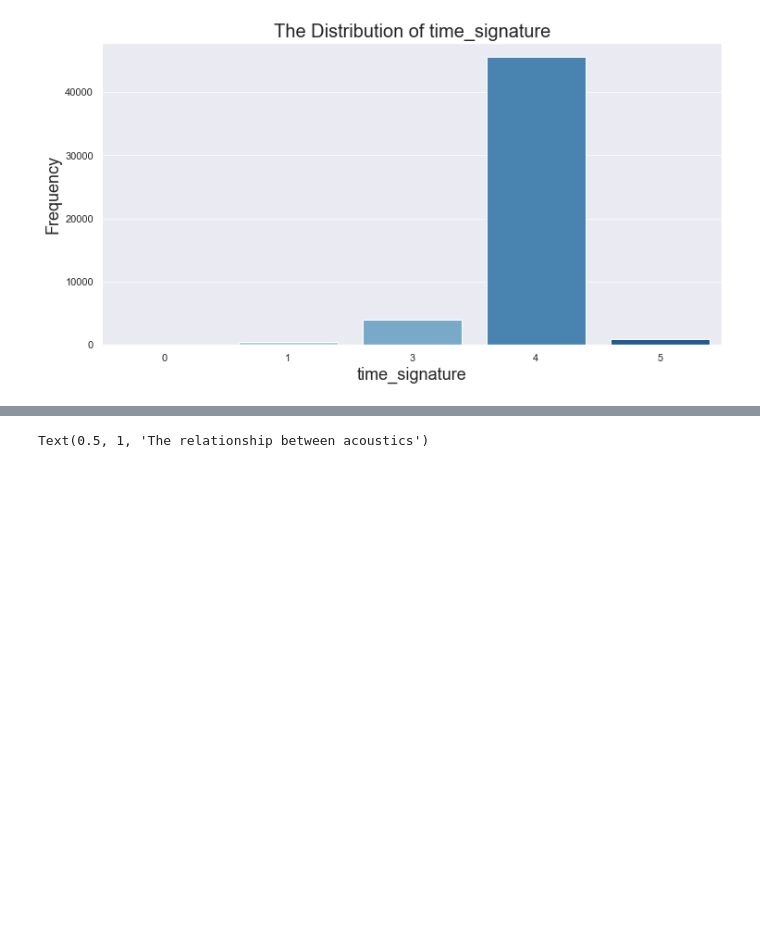
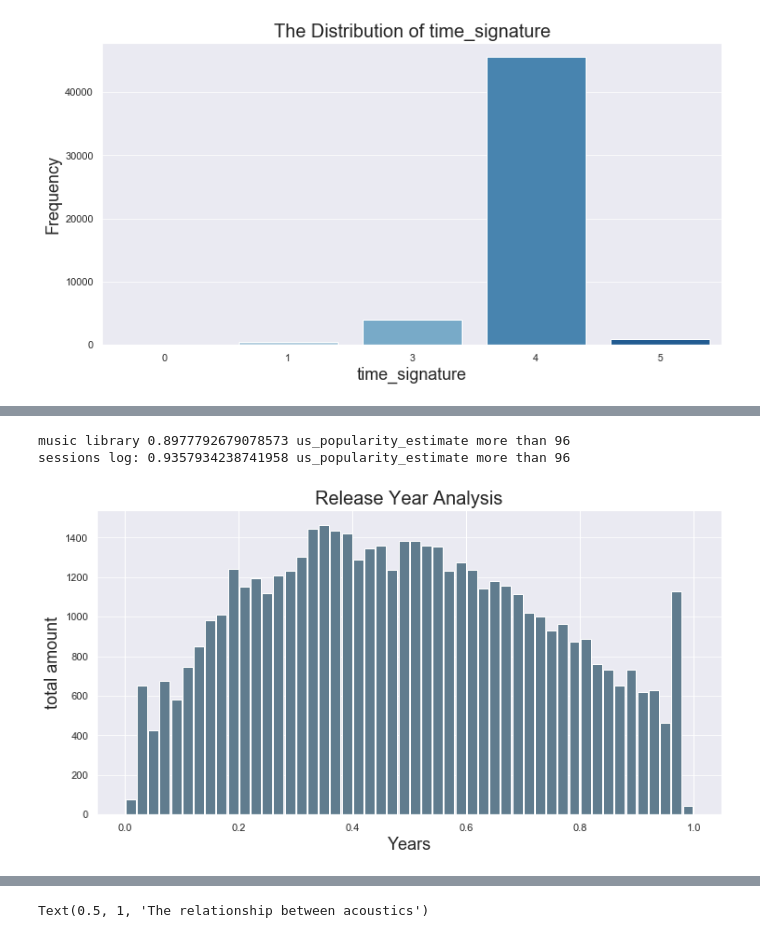
Before and after one commit to ucabqze/trellis-network-applied-to-music-sequences, a Jupyter notebook: EDA/EDA.ipynb, the cells around one changed output, grey strips where cells are left out. Drawn from its saved outputs; the diff is of its cells as text; code cells hidden in the pictures; blank space fills up the shorter version.

```diff
--- a/EDA/EDA.ipynb
+++ b/EDA/EDA.ipynb
@@ -124,3 +201,25 @@ plt.savefig(os.path.join('figures/tracks_features', 'tf_7_time_signature_distrib
+# %%
+x = (track_features["time_signature"]==4).sum()/50704
+print('music library', x, 'us_popularity_estimate more than 96')
+
+x = (sessions_new["time_signature"]==4).sum()/sessions_new.shape[0]
+print('sessions log:',x, 'us_popularity_estimate more than 96')
+# %% [output]
+music library 0.8977792679078573 us_popularity_estimate more than 96
+sessions log: 0.9357934238741958 us_popularity_estimate more than 96
+# %%
+# the distribution of release year
+plt.figure(figsize=(12,6))
+sns.set(color_codes=True)
+track_features['valence'].plot.hist(grid=True, bins=50, rwidth=0.9, color='#607c8e')
+plt.title('Release Year Analysis',fontsize = 20)
+plt.xlabel('Years', fontsize = 18)
+plt.ylabel('total amount', fontsize = 18)
+plt.grid(axis='y', alpha=0.75)
+
+plt.savefig(os.path.join('figures/tracks_features', 'tf_1_release_year_distributions.png'), format='png', dpi=300)
+# %% [output]
+[figure, added]
 # %%
 feature_correlation= track_features[['acousticness', 'beat_strength', 'bounciness', 'danceability',
        'dyn_range_mean', 'energy', 'flatness', 'instrumentalness',
```
Also changed, not shown: parts of 27 cells of this notebook.
